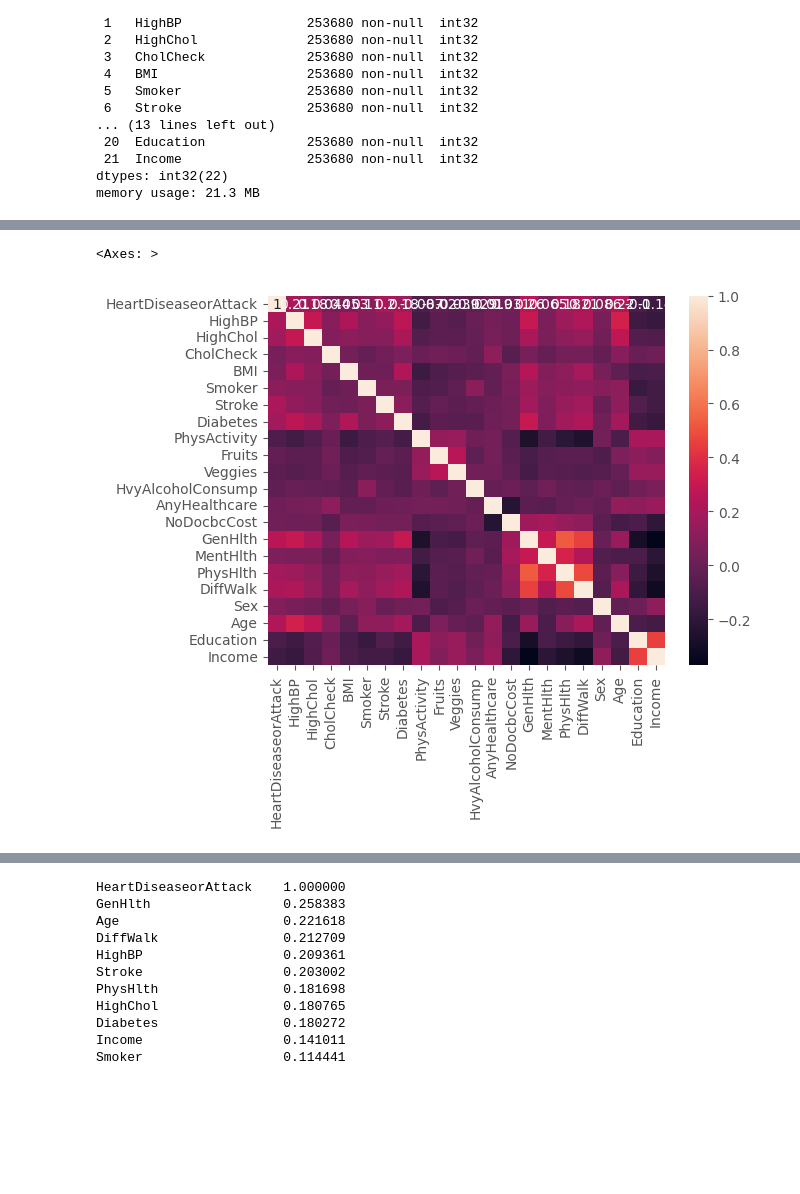
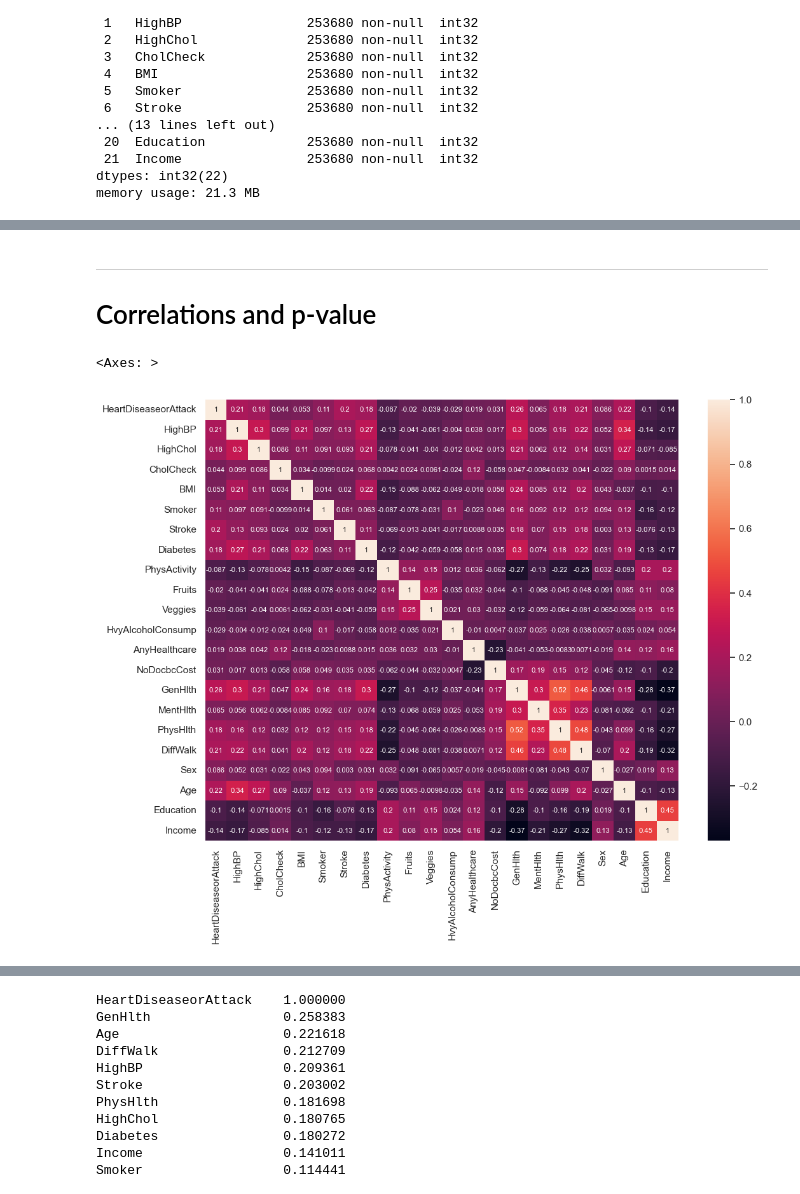
Before and after one commit to RobinMurk/Heart_attack_risk_analysis, a Jupyter notebook: Heart_disease_analysis.ipynb, the cells around one changed output, grey strips where cells are left out. Drawn from its saved outputs; the diff is of its cells as text; code cells hidden in the pictures; blank space fills up the shorter version.

Commit message:
plots

```diff
--- a/Heart_disease_analysis.ipynb
+++ b/Heart_disease_analysis.ipynb
@@ -74,6 +152,11 @@ memory usage: 21.3 MB
+# %% [markdown]
+----------------------------------------
+# Correlations and p-value
 # %%
+#correlations heatmap
 corr_matrix = data.corr()
-sns.heatmap(corr_matrix, annot=True)
+sns.set(rc={'figure.figsize':(12,9)})
+sns.heatmap(corr_matrix, annot=True,annot_kws={"size": 8})
 # %% [output]
 <Axes: >
-[figure, old version]
+[figure, new version]
```
Also changed, not shown: parts of 22 cells of this notebook, 2 other files.
